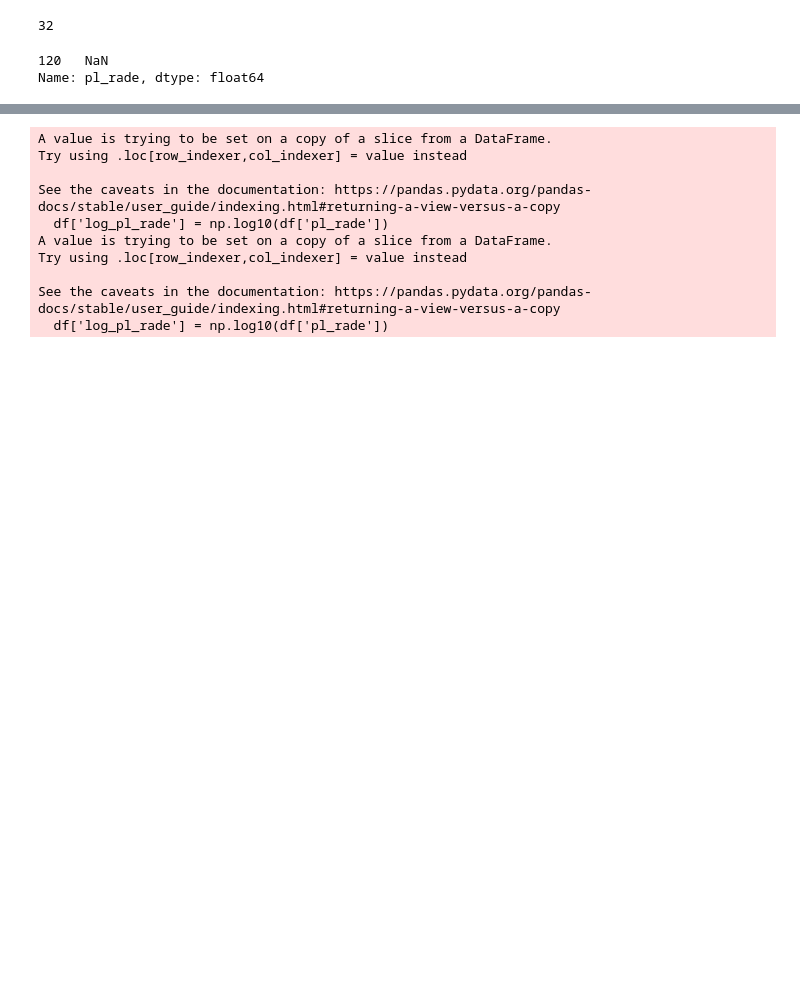
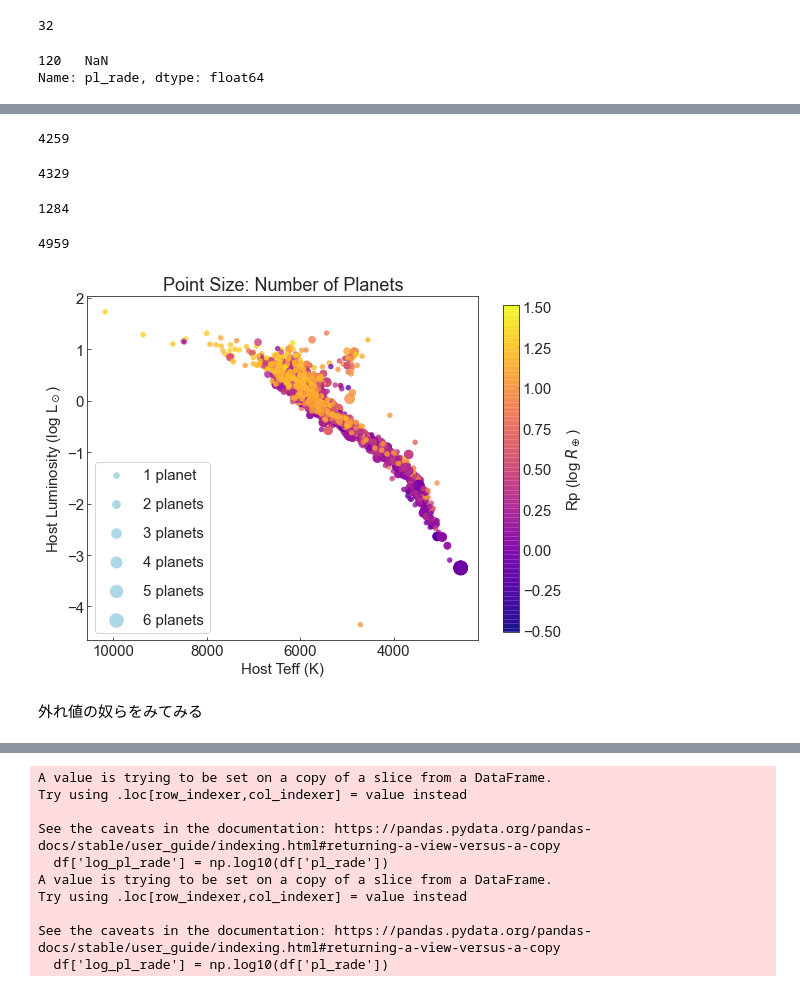
Before and after one commit to Mayuko-Mori/Plot_exoplanets, a Jupyter notebook: statistical_plots.ipynb, the cells around one changed output, grey strips where cells are left out. Cells and saved outputs as stored; diff of their text form; code cells hidden in the pictures; blank space fills up the shorter version.

```diff
--- a/statistical_plots.ipynb
+++ b/statistical_plots.ipynb
@@ -191,0 +121,58 @@ See the caveats in the documentation: https://pandas.pydata.org/pandas-docs/stab
+# %%
+df_tran = df_all[df_all['pl_rade'].notna()]
+df_tran=df_tran[df_tran['st_teff']<25000]   #KOI-55を除く
+len(df_tran)
+# %% [output]
+4259
+# %%
+len(df_transit)
+# %% [output]
+4329
+# %%
+len(df_all[df_all['st_lum'].notna()])
+# %% [output]
+1284
+# %%
+df_tmp = df_all[df_all['st_teff'].notna()]
+len(df_tmp[df_tmp['st_rad'].notna()])
+# %% [output]
+4959
+# %%
+fig, axs = pl.subplots(1, 1, figsize=(8, 6), sharey=True)
+
+#df = df_giant
+df = df_transit.copy()
+df['log_pl_rade'] = np.log10(df['pl_rade'])
+
+
+#df = df_transit
+#df['log_pl_rade'] = np.log10(df['pl_rade'])
+
+def scale_size(series, factor=30):
+    return series.fillna(0) * factor
+
+
+sc1 = axs.scatter(df['st_teff'], df['st_lum_calc'],
+                     c=df['log_pl_rade'],
+                     s=scale_size(df['sy_pnum']),
+                     cmap='plasma', alpha=0.8, edgecolors='none')
+
+axs.invert_xaxis()
+axs.set_xlabel('Host Teff (K)')
+axs.set_ylabel('Host Luminosity (log L$_\odot$)')
+axs.set_title('Point Size: Number of Planets')
+
+# 凡例のためのサイズ見本
+for i in range(1, 7):
+    axs.scatter([], [], c='lightblue', s=scale_size(pd.Series(i))[0], label=f'{i} planet{"s" if i > 1 else ""}')
+axs.legend(scatterpoints=1, frameon=True, labelspacing=1, loc='lower left', title='')
+
+cbar = fig.colorbar(sc1, shrink=0.95)
+cbar.set_label('Rp (log $R_\oplus$)')
+
+pl.tight_layout()
+fig.savefig('HR_host.png', bbox_inches='tight')
+# %% [output]
+[figure, added]
+# %% [markdown]
+外れ値の奴らをみてみる
```
Also changed, not shown: parts of 23 cells of this notebook, 4 other files.
